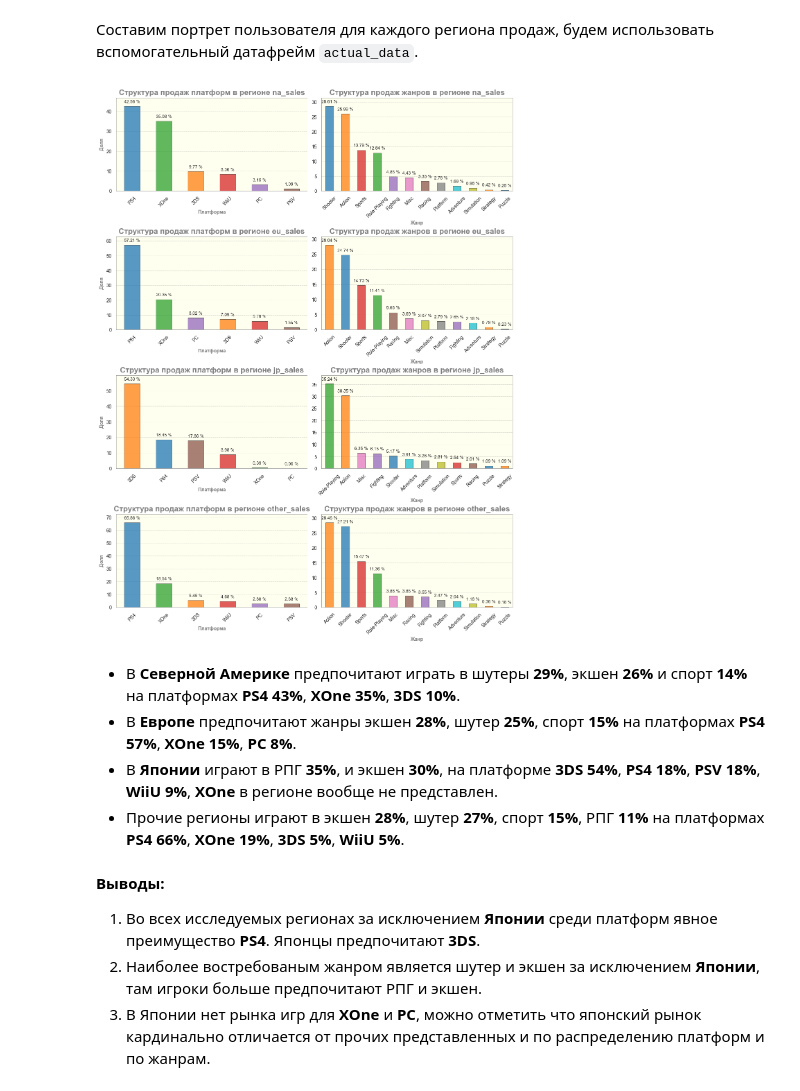
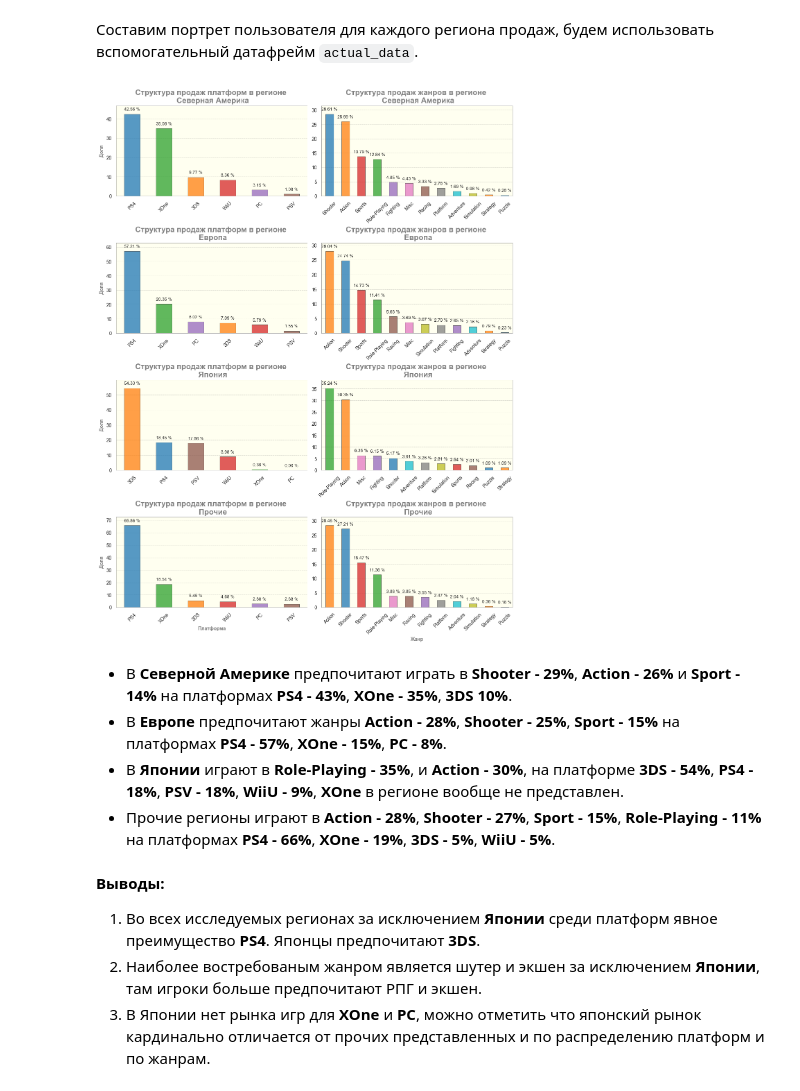
Before and after one commit to SuvorinSergey/ya_practicum_data_science, a Jupyter notebook: games/games.ipynb, the cells around one changed output. Drawn from its saved outputs; the diff is of its cells as text; code cells hidden in the pictures.

Commit message:
update graphics, update conclusion, fix all last errors

```diff
--- a/games/games.ipynb
+++ b/games/games.ipynb
@@ -898,6 +883,5 @@ lifetime.columns = ['platform', 'dead', 'born']
 # %%
-# Добавляем столбец 'lifetime', сортируем по убыванию
-lifetime['lifetime'] = lifetime['dead'] - lifetime['born']
+lifetime = lifetime.assign(lifetime=lifetime['last_game_release'] - lifetime['first_game_release'])
 lifetime = lifetime.sort_values(by='lifetime', ascending=False)
 # %%
 # Задаем параметры объекта для построения графиков
@@ -1364,16 +1345,22 @@ for i, platform in enumerate(platforms):
     ax.set_title(f'Структура жанров для {platform}', fontdict=fd_16)
     ax.tick_params(axis='both', labelsize=10)
     ax.tick_params(axis='x', rotation=45)
+
     if i % 2 == 0:
         ax.set_ylabel('Доля', fontdict=fd_10)
     else:
         ax.set_ylabel('')
+
+    if i > 3:
+        ax.set_xlabel('Жанр', fontdict=fd_10)
+    else:
+        ax.set_xlabel('')
+
     add_value_labels(ax, unit=' %')
 
     # Присваиваем барам соответствующий цвет
     for i, labels in enumerate(ax.get_xticklabels()):
         ax.patches[i].set_facecolor(genre_color[labels.get_text()])
 
-    ax.margins(y=0.1)
-    ax.set_xlabel('Жанр', fontdict=fd_10) ;
+    ax.margins(y=0.1) ;
 # %% [output]
@@ -1400,10 +1387,9 @@ v_size = 2
 tile_coordinates = [[h, v] for h in range(h_size) for v in range(v_size)]
 # %%
 # Создаем список колонок для построения графиков
-columns = [[x, y] for x in ['na_sales', 'eu_sales', 'jp_sales', 'other_sales'] \
-           for y in ['platform', 'genre']]
-
-regions = ['Северная Америка', 'Европа', 'Япония', 'Прочие']
+sales = ['na_sales', 'eu_sales', 'jp_sales', 'other_sales']
+region_name = ['Северная Америка', 'Европа', 'Япония', 'Прочие']
+columns = [[region_name[i], sales[i], y] for i in range(len(sales)) for y in ['platform', 'genre']]
 # %%
 # Создаем словарь жанр-цвет
 platform_color = {actual_data['platform'].unique()[i]:sns.color_palette('tab10')[i] \
@@ -1413,7 +1399,6 @@ platform_color = {actual_data['platform'].unique()[i]:sns.color_palette('tab10')
 graph_set['figure.figsize'] = (width, height * h_size)
 sns.set(rc=graph_set)
 
-# Задаем параметры объекта для построения графиков
 fig, axs = plt.subplots(h_size, v_size, constrained_layout=True)
 
 for i, col in enumerate(columns):
@@ -1422,51 +1407,60 @@ for i, col in enumerate(columns):
     pos_x = tile_coordinates[i][0]
     pos_y = tile_coordinates[i][1]
 
-    graph_data = actual_data.groupby(col[1]).\
-        agg(region_sales=(col[0], 'sum')).\
+    graph_data = actual_data.groupby(col[2]).\
+        agg(region_sales=(col[1], 'sum')).\
             assign(ratio=lambda x: (x / x.sum() * 100)).\
                 sort_values(by='ratio', ascending=False).reset_index()
 
     # Рисуем график
-    ax = sns.barplot(x=graph_data[col[1]],
+    ax = sns.barplot(x=graph_data[col[2]],
                      y=graph_data['ratio'],
                      ax=axs[pos_x][pos_y],
                      alpha=.75,
                      linewidth=.5,
                      width=0.5,
                      edgecolor='black')
 
     # Настраиваем параметры
 
     ax.tick_params(axis='both', labelsize=10)
     ax.tick_params(axis='x', rotation=45)
     if i % 2 == 0:
-        ax.set_title(f'Структура продаж платформ в регионе {col[0]}', fontdict=fd_16)
+        ax.set_title(f'Структура продаж платформ в регионе \n {col[0]}', fontdict=fd_16)
         ax.set_ylabel('Доля', fontdict=fd_10)
-        ax.set_xlabel('Платформа', fontdict=fd_10)
+        if i == 6:
+            ax.set_xlabel('Платформа', fontdict=fd_10)
+        else:
+            ax.set_xlabel('')
 
         # Присваиваем барам соответствующий цвет
         for i, labels in enumerate(ax.get_xticklabels()):
             ax.patches[i].set_facecolor(platform_color[labels.get_text()])
     else:
-        ax.set_title(f'Структура продаж жанров в регионе {col[0]}', fontdict=fd_16)
+        ax.set_title(f'Структура продаж жанров в регионе \n {col[0]}', fontdict=fd_16)
         ax.set_ylabel('')
-        ax.set_xlabel('Жанр', fontdict=fd_10)
+        if i == 7:
+            ax.set_xlabel('Жанр', fontdict=fd_10)
+        else:
+            ax.set_xlabel('')
 
         # Присваиваем барам соответствующий цвет
         for i, labels in enumerate(ax.get_xticklabels()):
             ax.patches[i].set_facecolor(genre_color[labels.get_text()])
 
+
+
+
     add_value_labels(ax, unit=' %')
 
     ax.margins(y=0.1);
 # %% [output]
-[figure, old version]
+[figure, new version]
 # %% [markdown]
-* В **Северной Америке** предпочитают играть в  шутеры **29%**, экшен **26%** и спорт **14%** на платформах **PS4** **43%**, **XOne** **35%**, **3DS 10%**.
-* В **Европе** предпочитают жанры экшен **28%**, шутер **25%**, спорт **15%** на платформах **PS4 57%**, **XOne 15%**, **PC 8%**.
-* В **Японии** играют в РПГ **35%**, и экшен **30%**, на платформе **3DS 54%**, **PS4 18%**, **PSV 18%**, **WiiU 9%**, **XOne** в регионе вообще не представлен.
-* Прочие регионы играют в экшен **28%**, шутер **27%**, спорт **15%**, РПГ **11%** на платформах **PS4 66%**, **XOne 19%**, **3DS 5%**, **WiiU 5%**.
+* В **Северной Америке** предпочитают играть в  **Shooter - 29%**, **Action - 26%** и **Sport - 14%** на платформах **PS4 - 43%**, **XOne - 35%**, **3DS 10%**.
+* В **Европе** предпочитают жанры **Action - 28%**, **Shooter - 25%**, **Sport - 15%** на платформах **PS4 - 57%**, **XOne - 15%**, **PC - 8%**.
+* В **Японии** играют в **Role-Playing - 35%**, и **Action - 30%**, на платформе **3DS - 54%**, **PS4 - 18%**, **PSV - 18%**, **WiiU - 9%**, **XOne** в регионе вообще не представлен.
+* Прочие регионы играют в **Action - 28%**, **Shooter - 27%**, **Sport - 15%**, **Role-Playing - 11%** на платформах **PS4 - 66%**, **XOne - 19%**, **3DS - 5%**, **WiiU - 5%**.
 # %% [markdown]
 **Выводы:**
 1. Во всех исследуемых регионах за исключением **Японии** среди платформ явное преимущество **PS4**. Японцы предпочитают **3DS**.
```
Also changed, not shown: parts of 77 cells of this notebook.
